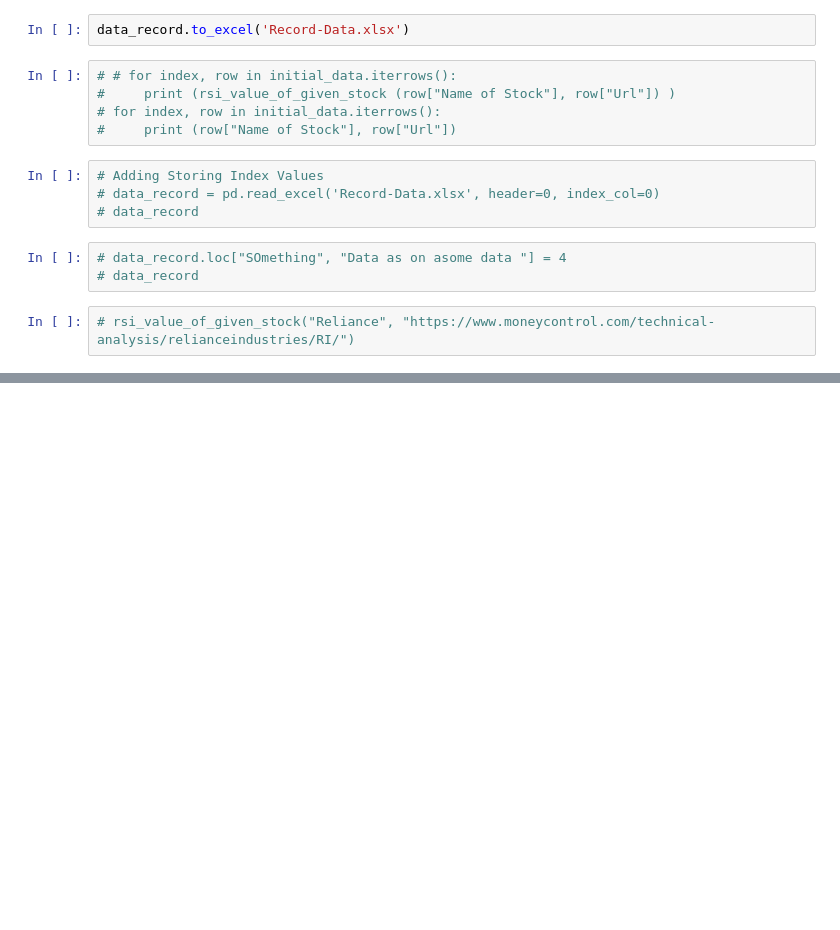
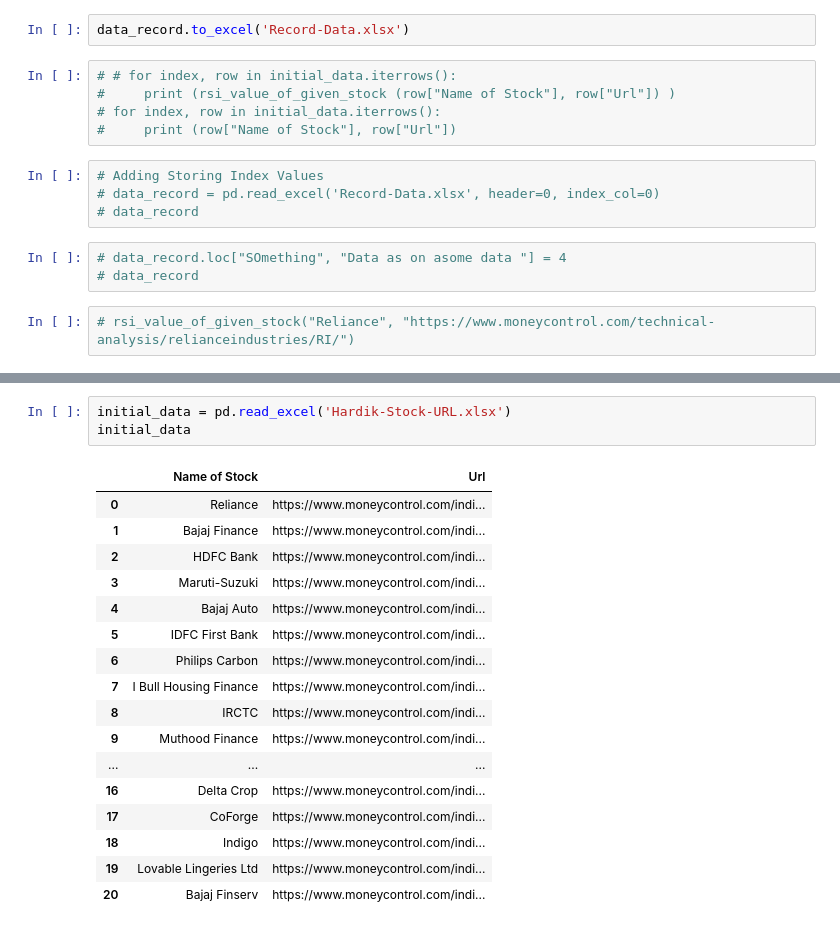
Before and after one commit to decipher07/Broker-2.0, a Jupyter notebook: Driver Code.ipynb, the cells around one changed output, grey strips where cells are left out. Cells and saved outputs as stored; diff of their text form; blank space fills up the shorter version.

```diff
--- a/Driver Code.ipynb
+++ b/Driver Code.ipynb
@@ -137,0 +141,21 @@ data_record.to_excel('Record-Data.xlsx')
+# %%
+initial_data = pd.read_excel('Hardik-Stock-URL.xlsx')
+initial_data
+# %% [output]
+|  | Name of Stock | Url |
+| 0 | Reliance | https://www.moneycontrol.com/indi... |
+| 1 | Bajaj Finance | https://www.moneycontrol.com/indi... |
+| 2 | HDFC Bank | https://www.moneycontrol.com/indi... |
+| 3 | Maruti-Suzuki | https://www.moneycontrol.com/indi... |
+| 4 | Bajaj Auto | https://www.moneycontrol.com/indi... |
+| 5 | IDFC First Bank | https://www.moneycontrol.com/indi... |
+| 6 | Philips Carbon | https://www.moneycontrol.com/indi... |
+| 7 | I Bull Housing Finance | https://www.moneycontrol.com/indi... |
+| 8 | IRCTC | https://www.moneycontrol.com/indi... |
+| 9 | Muthood Finance | https://www.moneycontrol.com/indi... |
+| ... | ... | ... |
+| 16 | Delta Crop | https://www.moneycontrol.com/indi... |
+| 17 | CoForge | https://www.moneycontrol.com/indi... |
+| 18 | Indigo | https://www.moneycontrol.com/indi... |
+| 19 | Lovable Lingeries Ltd | https://www.moneycontrol.com/indi... |
+| 20 | Bajaj Finserv | https://www.moneycontrol.com/indi... |
```
Also changed, not shown: parts of 7 cells of this notebook, 5 other files.
